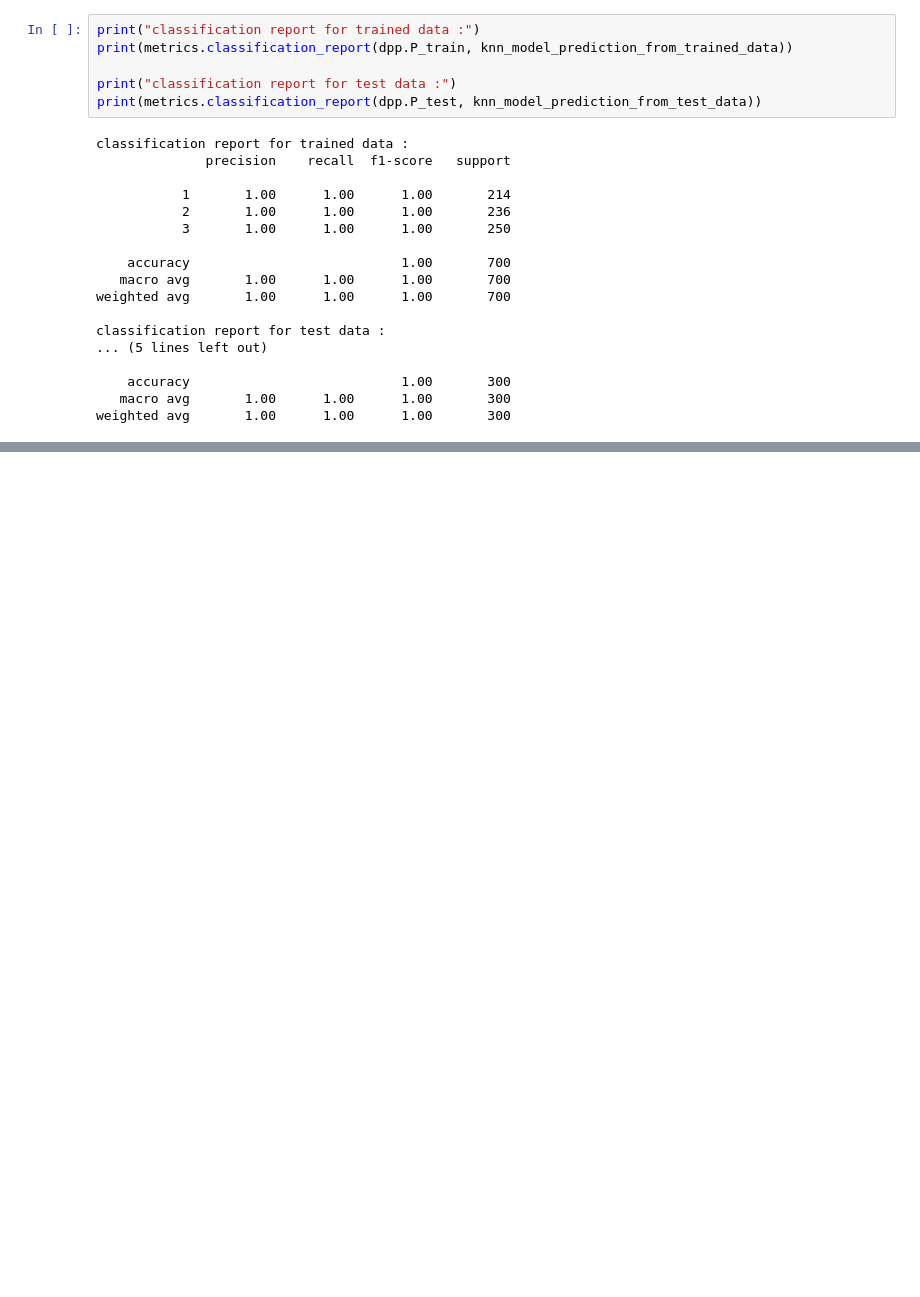
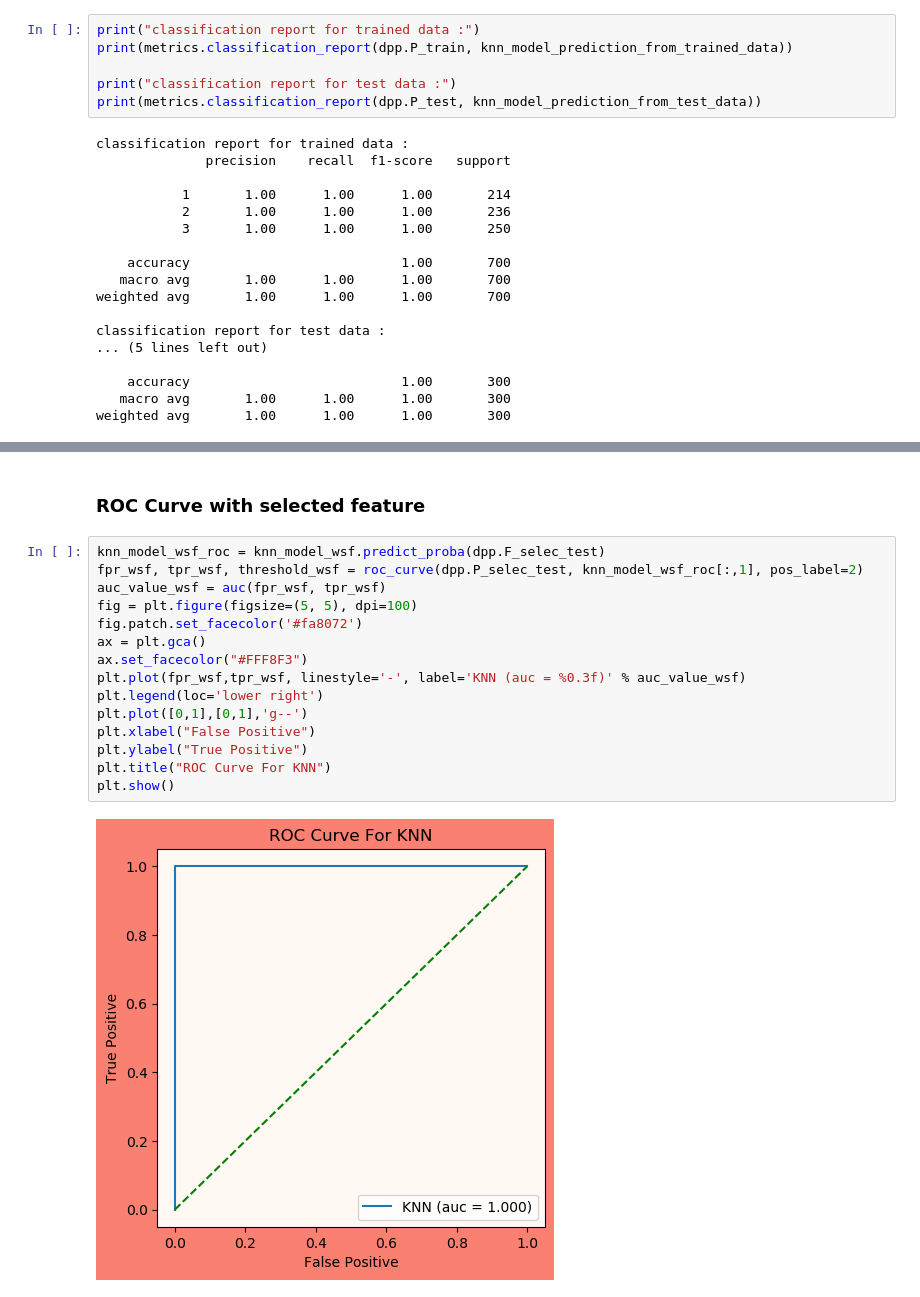
Before and after one commit to Mohimenol-Islam-Munna/Lung-Cancer-Prediction-Using-Machine-Learning-Algorithms, a Jupyter notebook: ML_Models/ k-nearest_neighbors_classifier.ipynb, the cells around one changed output, grey strips where cells are left out. Drawn from its saved outputs; the diff is of its cells as text; blank space fills up the shorter version.

```diff
--- a/ML_Models/ k-nearest_neighbors_classifier.ipynb
+++ b/ML_Models/ k-nearest_neighbors_classifier.ipynb
@@ -143,0 +254,19 @@ weighted avg       1.00      1.00      1.00       300
+# %% [markdown]
+### ROC Curve with selected feature
+# %%
+knn_model_wsf_roc = knn_model_wsf.predict_proba(dpp.F_selec_test)
+fpr_wsf, tpr_wsf, threshold_wsf = roc_curve(dpp.P_selec_test, knn_model_wsf_roc[:,1], pos_label=2)
+auc_value_wsf = auc(fpr_wsf, tpr_wsf)
+fig = plt.figure(figsize=(5, 5), dpi=100)
+fig.patch.set_facecolor('#fa8072')
+ax = plt.gca()
+ax.set_facecolor("#FFF8F3")
+plt.plot(fpr_wsf,tpr_wsf, linestyle='-', label='KNN (auc = %0.3f)' % auc_value_wsf)
+plt.legend(loc='lower right')
+plt.plot([0,1],[0,1],'g--')
+plt.xlabel("False Positive")
+plt.ylabel("True Positive")
+plt.title("ROC Curve For KNN")
+plt.show()
+# %% [output]
+[figure, added]
```
Also changed, not shown: parts of 21 cells of this notebook, 30 other files.
